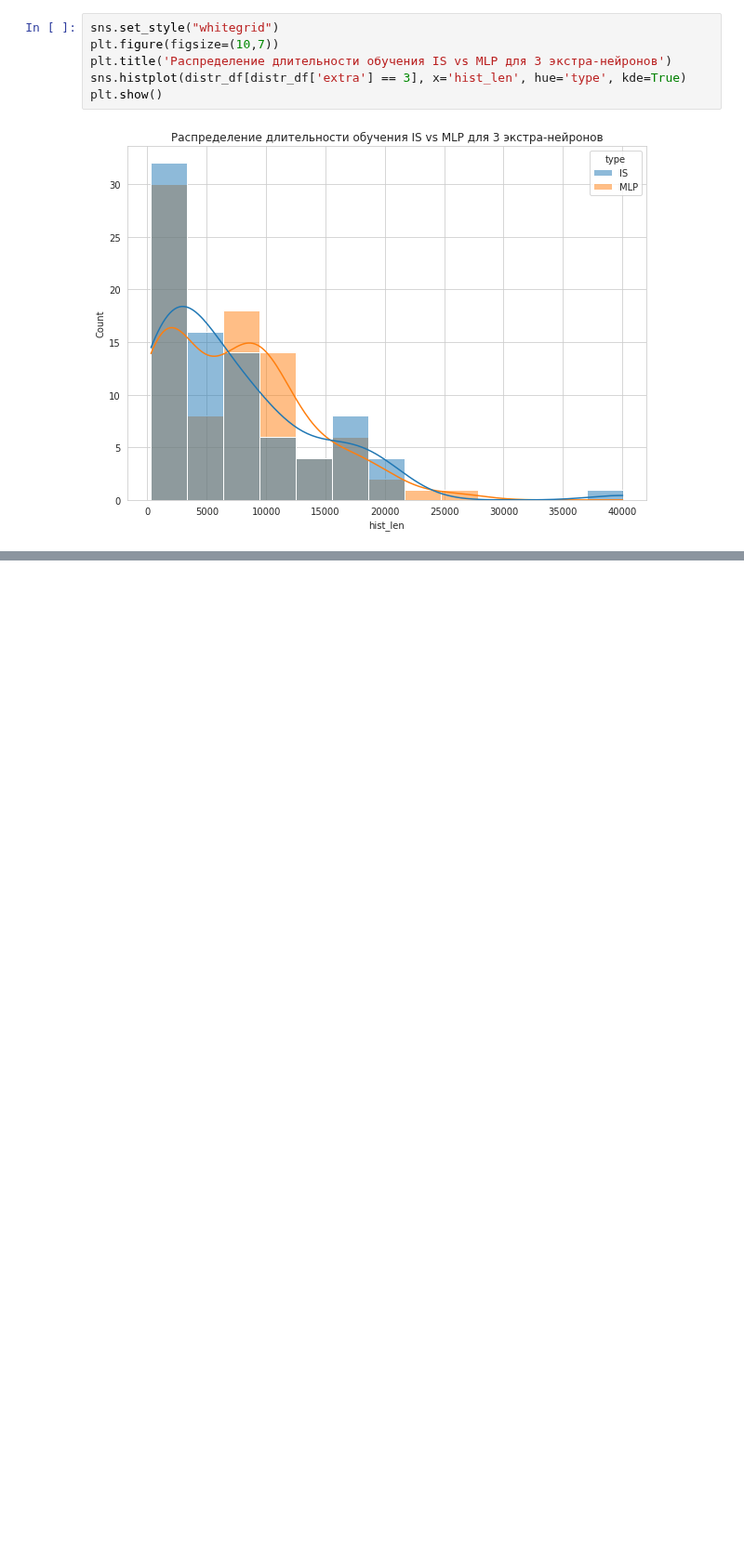
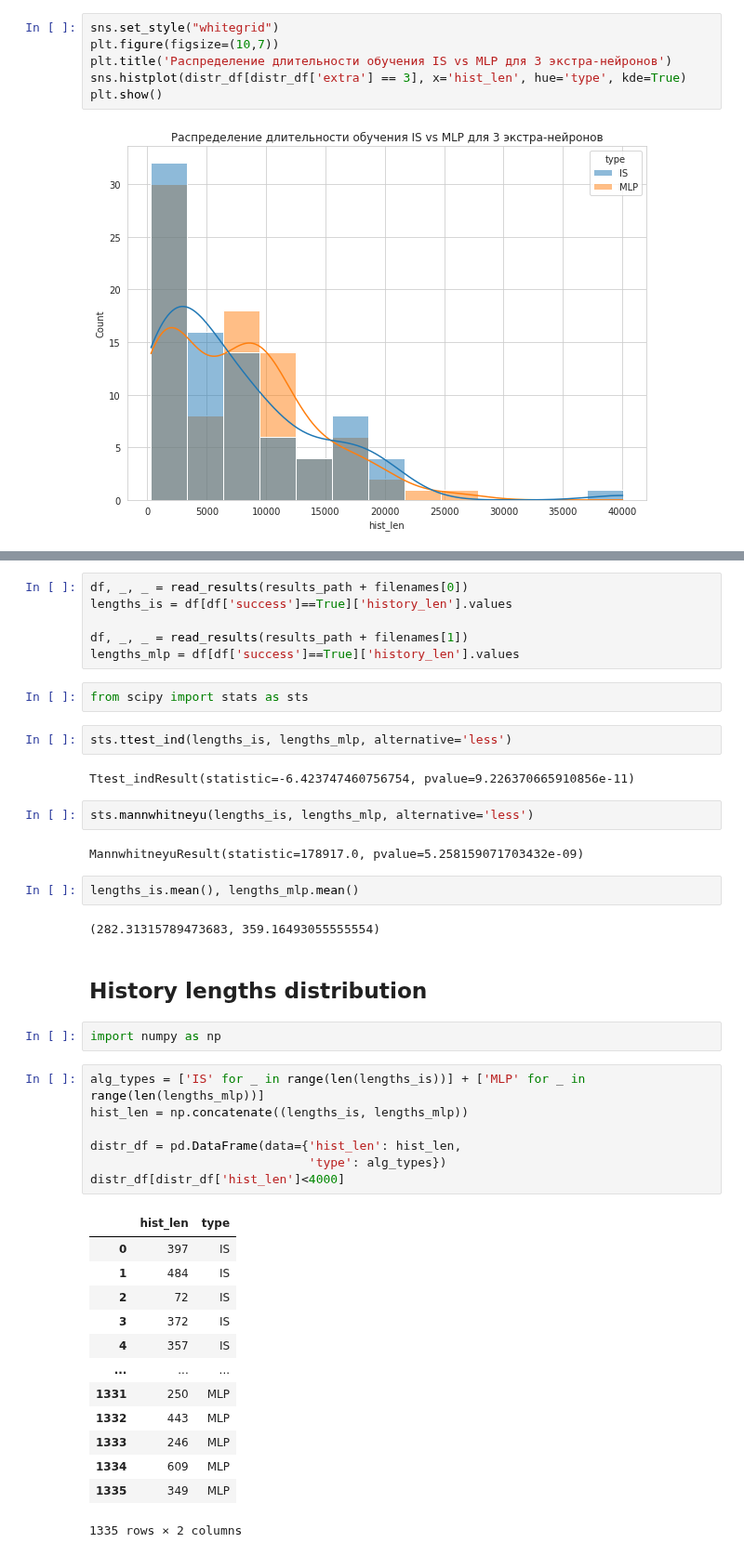
Before and after one commit to skolpin/neuro-boolean-research, a Jupyter notebook: xor_4_analisys.ipynb, the cells around one changed output, grey strips where cells are left out. Shown at 93% size. Saved outputs shown, nothing was run; the diff lists cells and outputs as text; blank space fills up the shorter version.

```diff
--- a/xor_4_analisys.ipynb
+++ b/xor_4_analisys.ipynb
@@ -227,0 +348,45 @@ plt.show()
+# %%
+df, _, _ = read_results(results_path + filenames[0])
+lengths_is = df[df['success']==True]['history_len'].values
+
+df, _, _ = read_results(results_path + filenames[1])
+lengths_mlp = df[df['success']==True]['history_len'].values
+# %%
+from scipy import stats as sts
+# %%
+sts.ttest_ind(lengths_is, lengths_mlp, alternative='less')
+# %% [output]
+Ttest_indResult(statistic=-6.423747460756754, pvalue=9.226370665910856e-11)
+# %%
+sts.mannwhitneyu(lengths_is, lengths_mlp, alternative='less')
+# %% [output]
+MannwhitneyuResult(statistic=178917.0, pvalue=5.258159071703432e-09)
+# %%
+lengths_is.mean(), lengths_mlp.mean()
+# %% [output]
+(282.31315789473683, 359.16493055555554)
+# %% [markdown]
+## History lengths distribution
+# %%
+import numpy as np
+# %%
+alg_types = ['IS' for _ in range(len(lengths_is))] + ['MLP' for _ in range(len(lengths_mlp))]
+hist_len = np.concatenate((lengths_is, lengths_mlp))
+
+distr_df = pd.DataFrame(data={'hist_len': hist_len,
+                              'type': alg_types})
+distr_df[distr_df['hist_len']<4000]
+# %% [output]
+|  | hist_len | type |
+| 0 | 397 | IS |
+| 1 | 484 | IS |
+| 2 | 72 | IS |
+| 3 | 372 | IS |
+| 4 | 357 | IS |
+| ... | ... | ... |
+| 1331 | 250 | MLP |
+| 1332 | 443 | MLP |
+| 1333 | 246 | MLP |
+| 1334 | 609 | MLP |
+| 1335 | 349 | MLP |
+1335 rows × 2 columns
```
Also changed, not shown: parts of 17 cells of this notebook, 2 other files.
